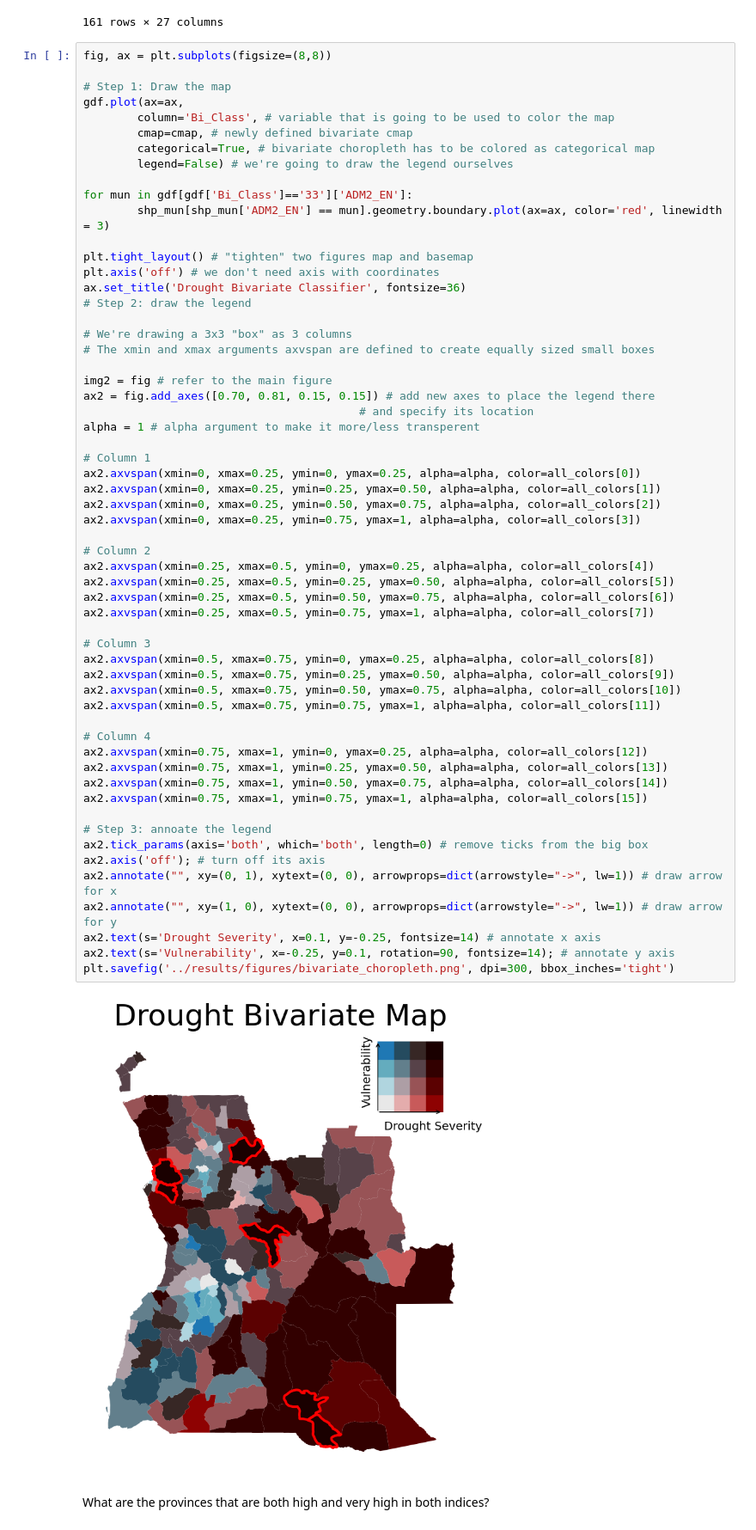
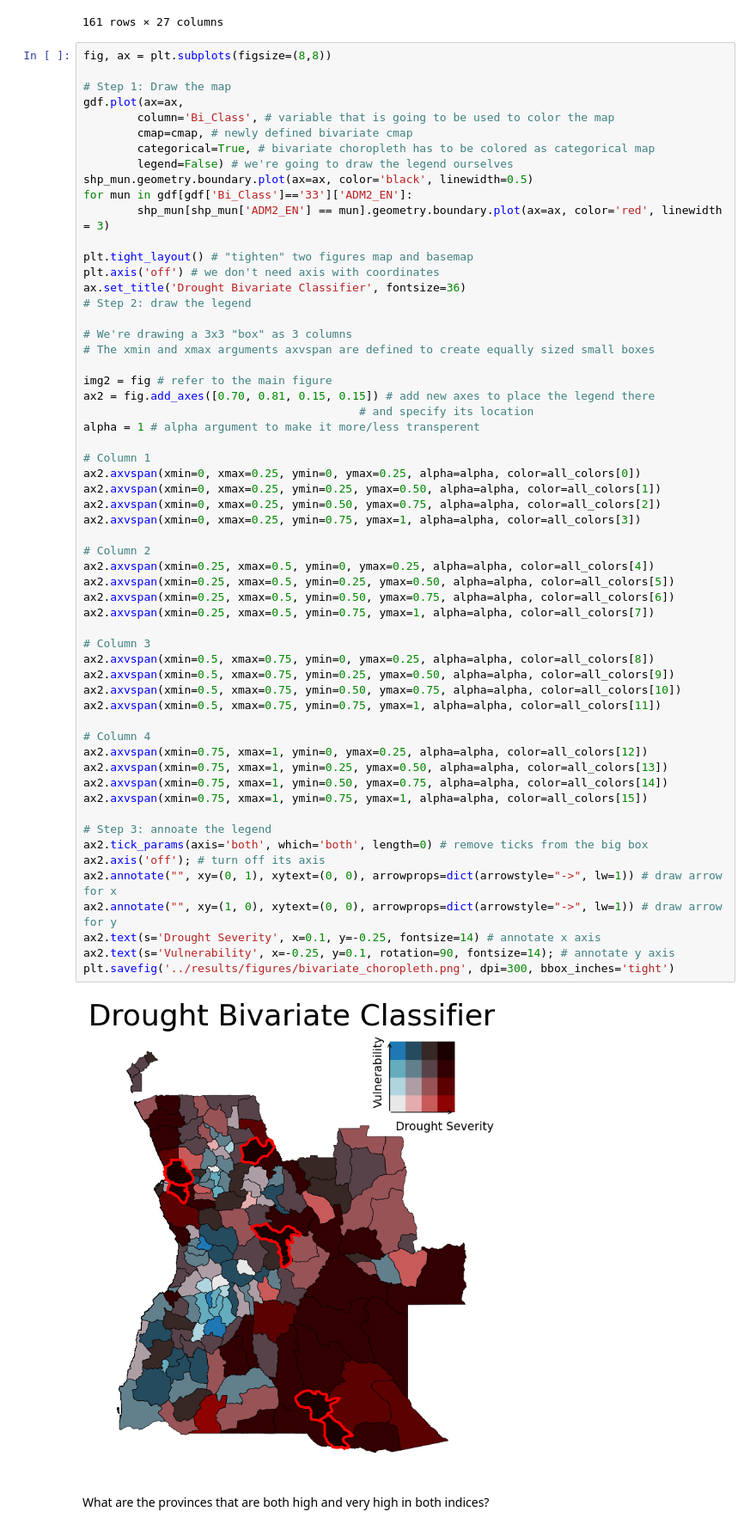
Before and after one commit to edrian-liao/angola-drought, a Jupyter notebook: notebooks/04_sv-ds_index.ipynb, the cells around one changed output. Shown at 86% size. Drawn from its saved outputs; the diff is of its cells as text.

```diff
--- a/notebooks/04_sv-ds_index.ipynb
+++ b/notebooks/04_sv-ds_index.ipynb
@@ -290,7 +290,7 @@ gdf.plot(ax=ax,
         cmap=cmap, # newly defined bivariate cmap
         categorical=True, # bivariate choropleth has to be colored as categorical map
         legend=False) # we're going to draw the legend ourselves
-
+shp_mun.geometry.boundary.plot(ax=ax, color='black', linewidth=0.5)
 for mun in gdf[gdf['Bi_Class']=='33']['ADM2_EN']:
         shp_mun[shp_mun['ADM2_EN'] == mun].geometry.boundary.plot(ax=ax, color='red', linewidth = 3)
 
@@ -313,34 +313,34 @@ ax2.axvspan(xmin=0, xmax=0.25, ymin=0.25, ymax=0.50, alpha=alpha, color=all_colo
 ax2.axvspan(xmin=0, xmax=0.25, ymin=0.50, ymax=0.75, alpha=alpha, color=all_colors[2])
 ax2.axvspan(xmin=0, xmax=0.25, ymin=0.75, ymax=1, alpha=alpha, color=all_colors[3])
 
 # Column 2
 ax2.axvspan(xmin=0.25, xmax=0.5, ymin=0, ymax=0.25, alpha=alpha, color=all_colors[4])
 ax2.axvspan(xmin=0.25, xmax=0.5, ymin=0.25, ymax=0.50, alpha=alpha, color=all_colors[5])
 ax2.axvspan(xmin=0.25, xmax=0.5, ymin=0.50, ymax=0.75, alpha=alpha, color=all_colors[6])
 ax2.axvspan(xmin=0.25, xmax=0.5, ymin=0.75, ymax=1, alpha=alpha, color=all_colors[7])
 
 # Column 3
 ax2.axvspan(xmin=0.5, xmax=0.75, ymin=0, ymax=0.25, alpha=alpha, color=all_colors[8])
 ax2.axvspan(xmin=0.5, xmax=0.75, ymin=0.25, ymax=0.50, alpha=alpha, color=all_colors[9])
 ax2.axvspan(xmin=0.5, xmax=0.75, ymin=0.50, ymax=0.75, alpha=alpha, color=all_colors[10])
 ax2.axvspan(xmin=0.5, xmax=0.75, ymin=0.75, ymax=1, alpha=alpha, color=all_colors[11])
 
 # Column 4
 ax2.axvspan(xmin=0.75, xmax=1, ymin=0, ymax=0.25, alpha=alpha, color=all_colors[12])
 ax2.axvspan(xmin=0.75, xmax=1, ymin=0.25, ymax=0.50, alpha=alpha, color=all_colors[13])
 ax2.axvspan(xmin=0.75, xmax=1, ymin=0.50, ymax=0.75, alpha=alpha, color=all_colors[14])
 ax2.axvspan(xmin=0.75, xmax=1, ymin=0.75, ymax=1, alpha=alpha, color=all_colors[15])
 
 # Step 3: annoate the legend
 ax2.tick_params(axis='both', which='both', length=0) # remove ticks from the big box
 ax2.axis('off'); # turn off its axis
 ax2.annotate("", xy=(0, 1), xytext=(0, 0), arrowprops=dict(arrowstyle="->", lw=1)) # draw arrow for x
 ax2.annotate("", xy=(1, 0), xytext=(0, 0), arrowprops=dict(arrowstyle="->", lw=1)) # draw arrow for y
 ax2.text(s='Drought Severity', x=0.1, y=-0.25, fontsize=14) # annotate x axis
 ax2.text(s='Vulnerability', x=-0.25, y=0.1, rotation=90, fontsize=14); # annotate y axis
 plt.savefig('../results/figures/bivariate_choropleth.png', dpi=300, bbox_inches='tight')
 # %% [output]
-[figure, old version]
+[figure, new version]
 # %% [markdown]
 What are the provinces that are both high and very high in both indices?
 # %%
```
Also changed, not shown: parts of 1 cell of this notebook, 1 other file.
